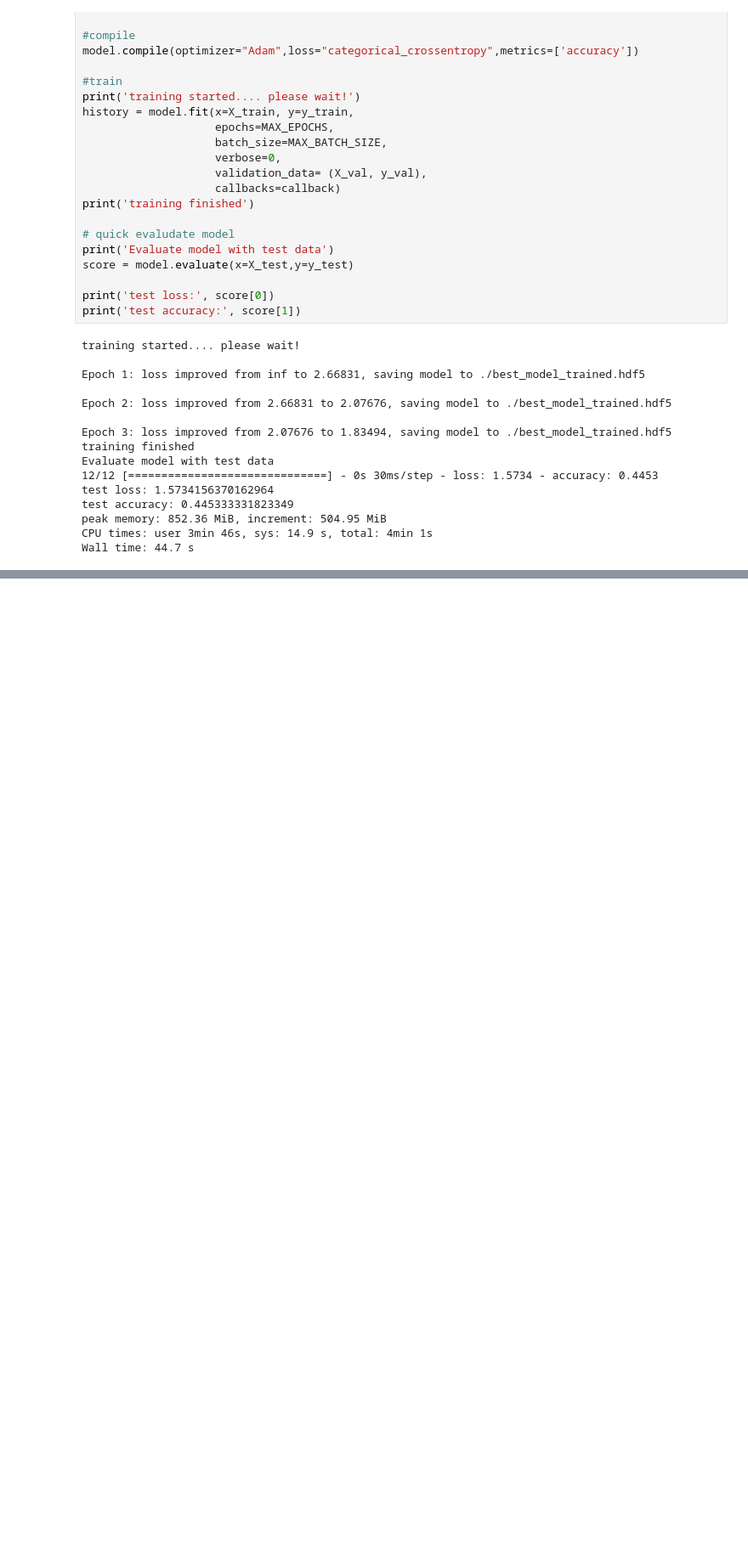
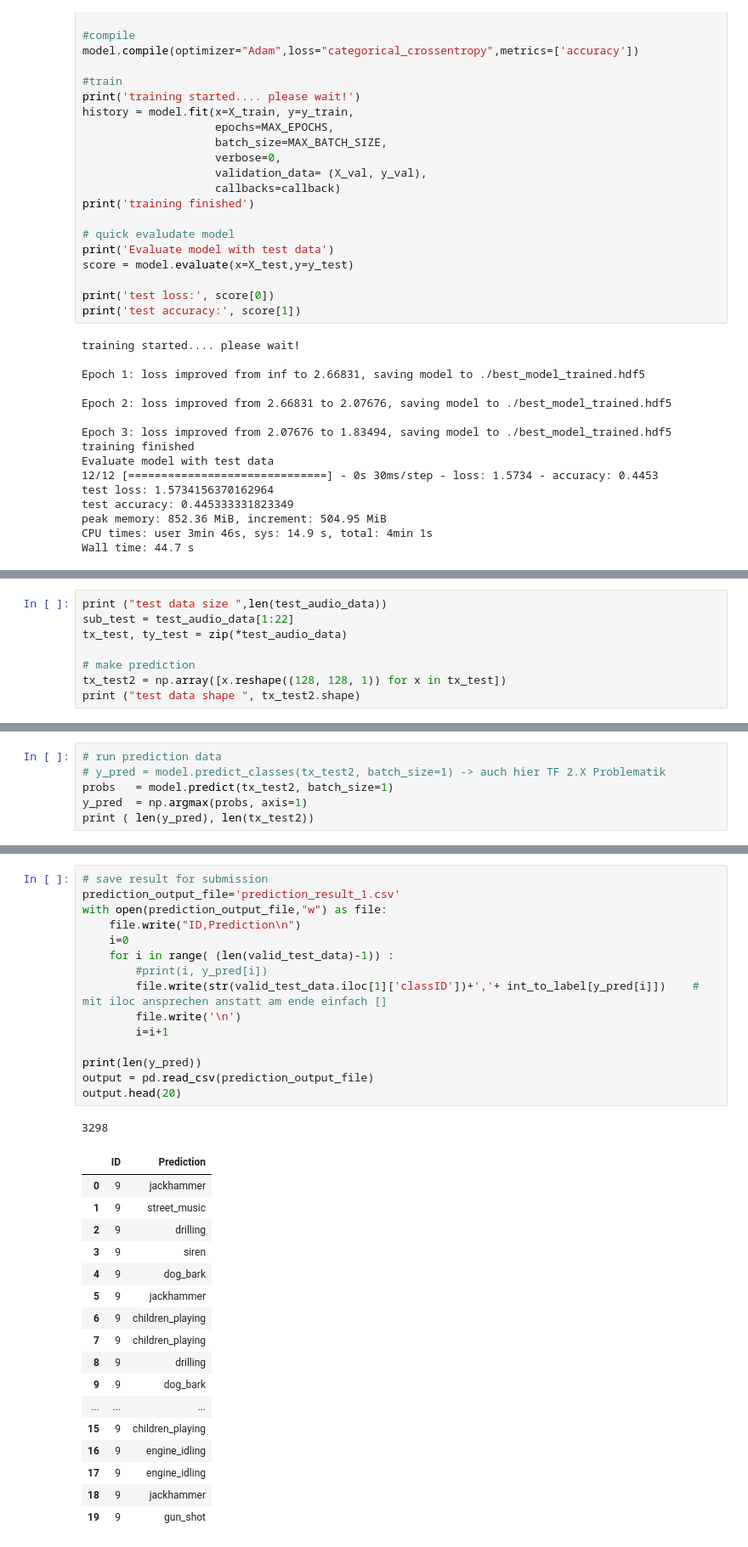
Before and after one commit to pascalsto/Urban-Sound-Classification, a Jupyter notebook: Classification.ipynb, the cells around one changed output, grey strips where cells are left out. Shown at 85% size. Cells and saved outputs as stored; diff of their text form; blank space fills up the shorter version.

```diff
--- a/Classification.ipynb
+++ b/Classification.ipynb
@@ -793,0 +967,8 @@ plot_history(history)
+# %%
+print ("test data size ",len(test_audio_data))
+sub_test = test_audio_data[1:22]
+tx_test, ty_test = zip(*test_audio_data)
+
+# make prediction
+tx_test2 = np.array([x.reshape((128, 128, 1)) for x in tx_test])
+print ("test data shape ", tx_test2.shape)
@@ -793,0 +978,6 @@ plot_history(history)
+# %%
+# run prediction data
+# y_pred = model.predict_classes(tx_test2, batch_size=1) -> auch hier TF 2.X Problematik
+probs   = model.predict(tx_test2, batch_size=1)
+y_pred  = np.argmax(probs, axis=1)
+print ( len(y_pred), len(tx_test2))
@@ -793,0 +987,34 @@ plot_history(history)
+# %%
+# save result for submission
+prediction_output_file='prediction_result_1.csv'
+with open(prediction_output_file,"w") as file:
+    file.write("ID,Prediction\n")
+    i=0
+    for i in range( (len(valid_test_data)-1)) :
+        #print(i, y_pred[i])
+        file.write(str(valid_test_data.iloc[1]['classID'])+','+ int_to_label[y_pred[i]])    # mit iloc ansprechen anstatt am ende einfach []
+        file.write('\n')
+        i=i+1
+
+print(len(y_pred))
+output = pd.read_csv(prediction_output_file)
+output.head(20)
+# %% [output]
+3298
+|  | ID | Prediction |
+| 0 | 9 | jackhammer |
+| 1 | 9 | street_music |
+| 2 | 9 | drilling |
+| 3 | 9 | siren |
+| 4 | 9 | dog_bark |
+| 5 | 9 | jackhammer |
+| 6 | 9 | children_playing |
+| 7 | 9 | children_playing |
+| 8 | 9 | drilling |
+| 9 | 9 | dog_bark |
+| ... | ... | ... |
+| 15 | 9 | children_playing |
+| 16 | 9 | engine_idling |
+| 17 | 9 | engine_idling |
+| 18 | 9 | jackhammer |
+| 19 | 9 | gun_shot |
```
Also changed, not shown: parts of 16 cells of this notebook, 1 other file.
